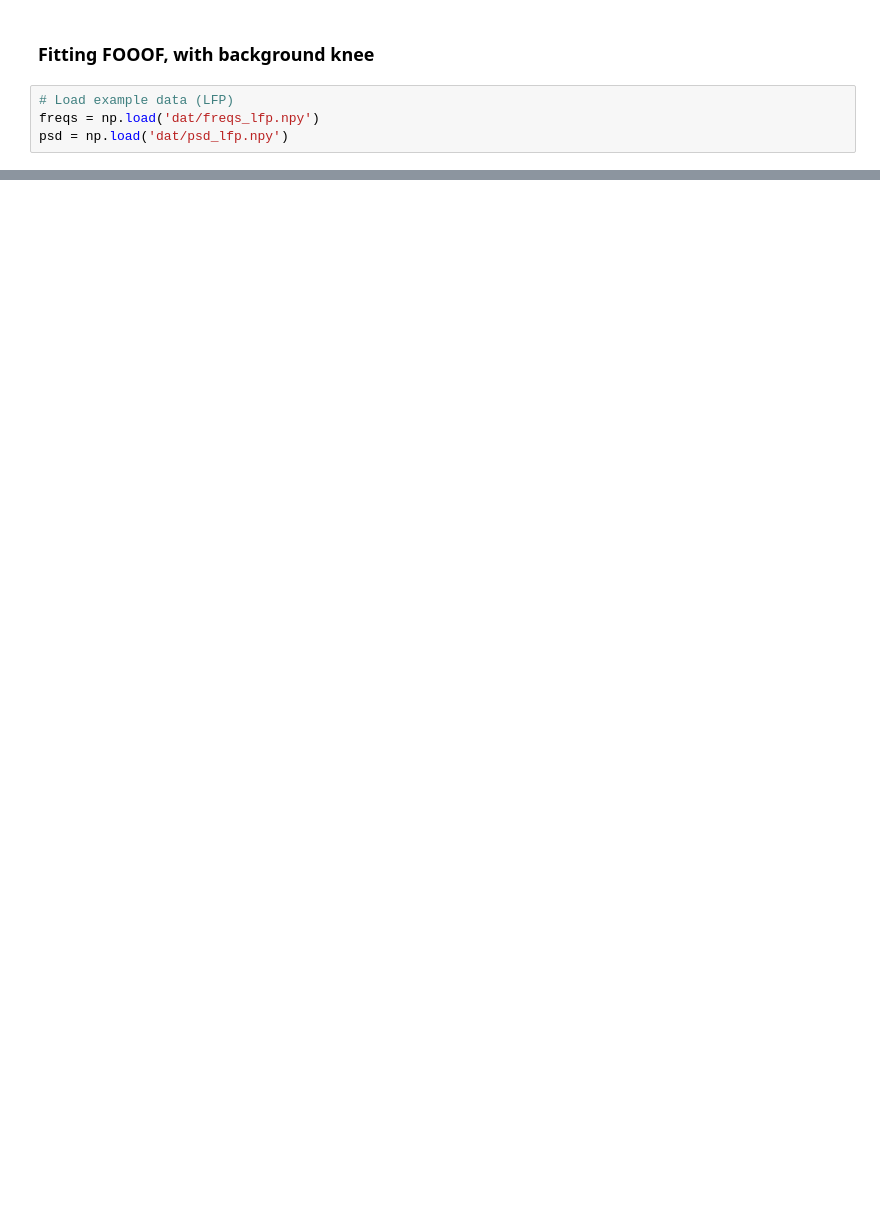
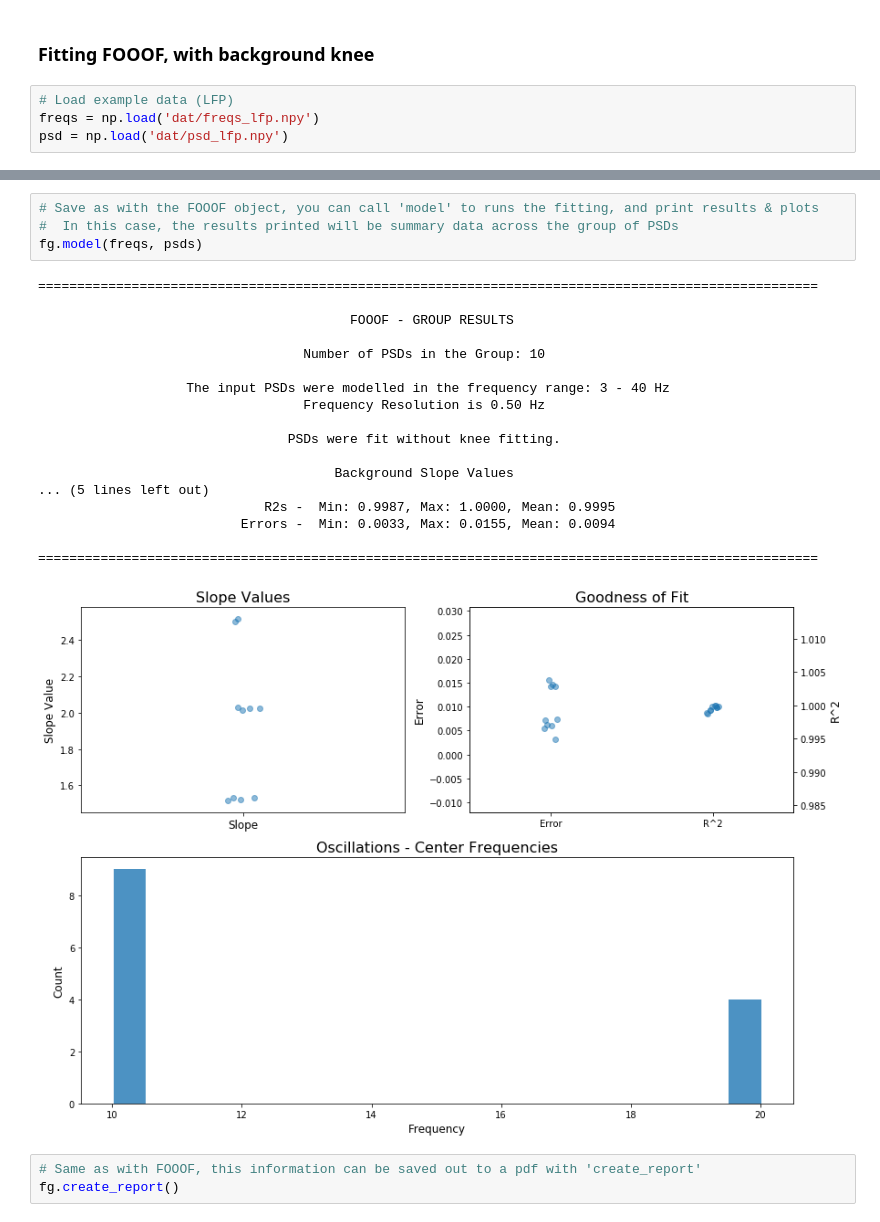
Before and after one commit to fooof-tools/fooof, a Jupyter notebook: tutorial/FOOOF_Tutorial.ipynb, the cells around one changed output, grey strips where cells are left out. Cells and saved outputs as stored; diff of their text form; blank space fills up the shorter version.

```diff
--- a/tutorial/FOOOF_Tutorial.ipynb
+++ b/tutorial/FOOOF_Tutorial.ipynb
@@ -333,0 +405,26 @@ fm.model(freqs, psd, [2, 60], plt_log=True)
+# %%
+# Save as with the FOOOF object, you can call 'model' to runs the fitting, and print results & plots
+#  In this case, the results printed will be summary data across the group of PSDs
+fg.model(freqs, psds)
+# %% [output]
+====================================================================================================
+
+                                        FOOOF - GROUP RESULTS
+
+                                  Number of PSDs in the Group: 10
+
+                   The input PSDs were modelled in the frequency range: 3 - 40 Hz
+                                  Frequency Resolution is 0.50 Hz
+
+                                PSDs were fit without knee fitting.
+
+                                      Background Slope Values
+... (5 lines left out)
+                             R2s -  Min: 0.9987, Max: 1.0000, Mean: 0.9995
+                          Errors -  Min: 0.0033, Max: 0.0155, Mean: 0.0094
+
+====================================================================================================
+[figure, added]
+# %%
+# Same as with FOOOF, this information can be saved out to a pdf with 'create_report'
+fg.create_report()
```
Also changed, not shown: parts of 32 cells of this notebook.
